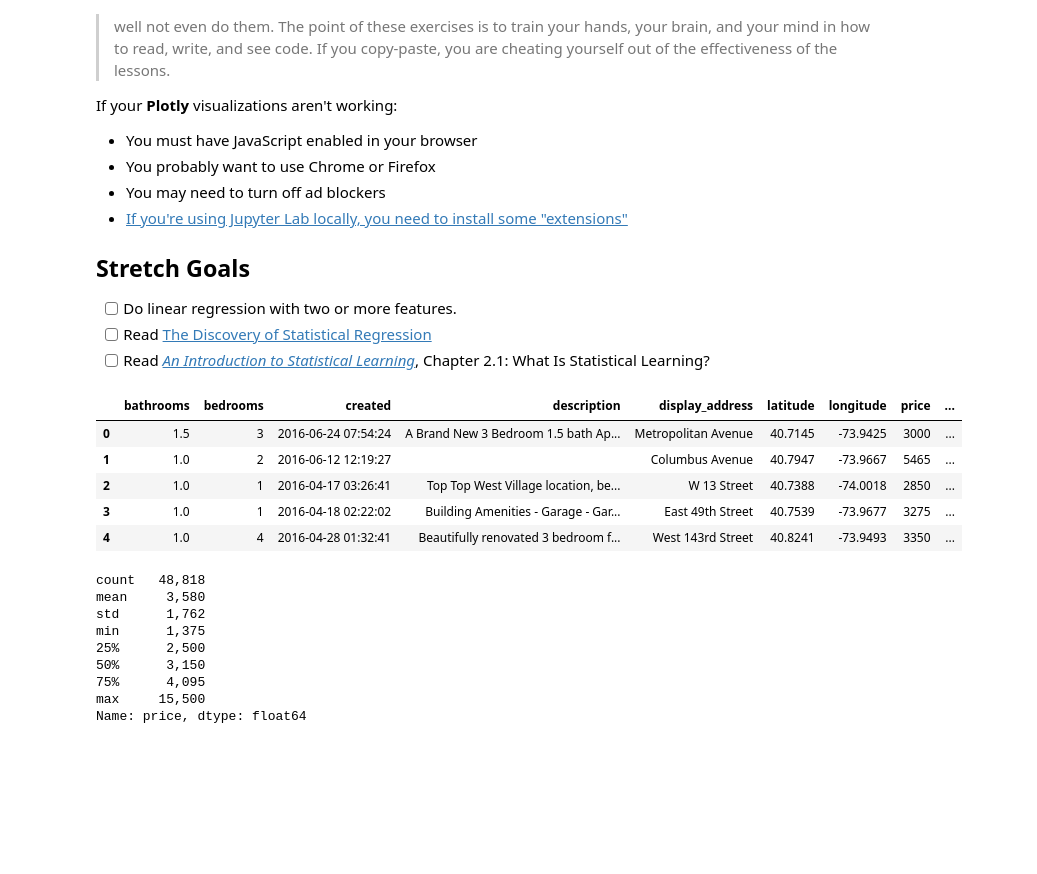
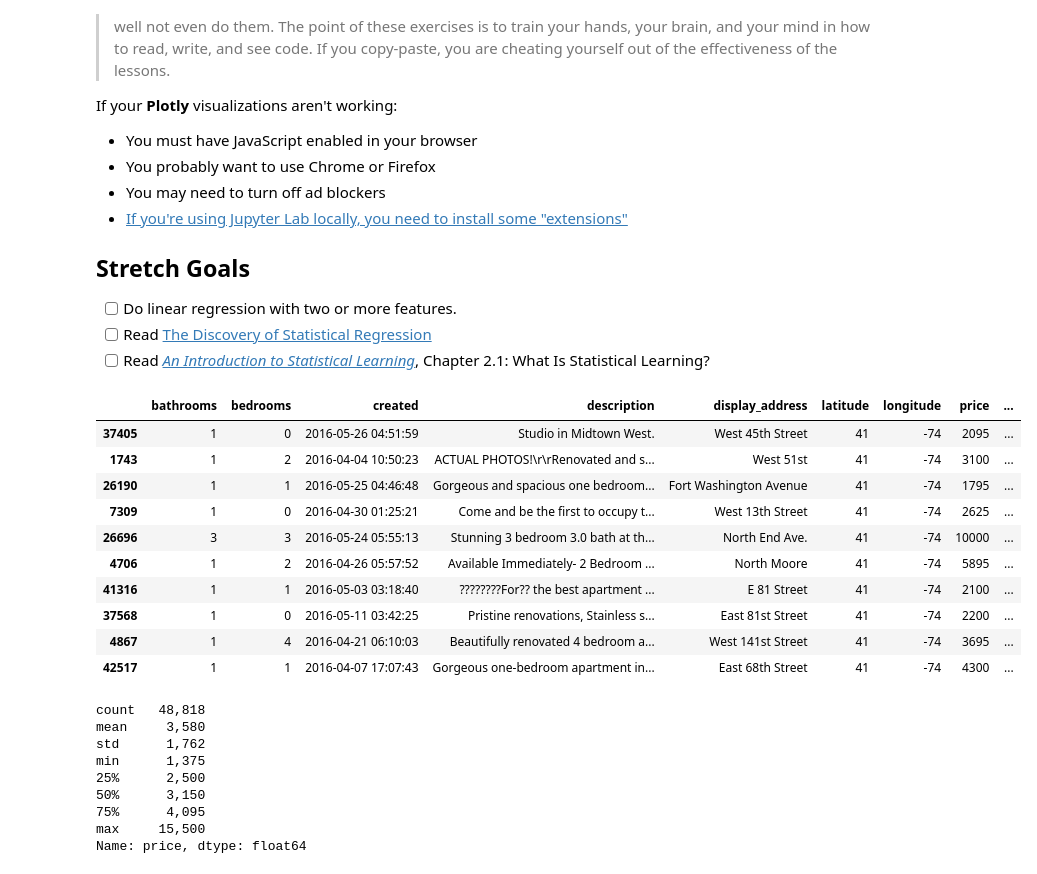
Before and after one commit to techthumb1/DS-Unit-2-Linear-Models, a Jupyter notebook: module1-regression-1/Jason_Robinson_LS_DS_211_assignment.ipynb, the cells around one changed output. Drawn from its saved outputs; the diff is of its cells as text; code cells hidden in the pictures; blank space fills up the shorter version.

```diff
--- a/module1-regression-1/Jason_Robinson_LS_DS_211_assignment.ipynb
+++ b/module1-regression-1/Jason_Robinson_LS_DS_211_assignment.ipynb
@@ -62,15 +62,20 @@ assert df.shape == (49352, 34)
 df = df[(df['price'] >= 1375) & (df['price'] <= 15500) &
         (df['latitude'] >=40.57) & (df['latitude'] < 40.99) &
         (df['longitude'] >= -74.1) & (df['longitude'] <= -73.38)]
-# %%
-df.head()
-# %% [output]
-|  | bathrooms | bedrooms | created | description | display_address | latitude | longitude | price | ... |
-| 0 | 1.5 | 3 | 2016-06-24 07:54:24 | A Brand New 3 Bedroom 1.5 bath Ap... | Metropolitan Avenue | 40.7145 | -73.9425 | 3000 | ... |
-| 1 | 1.0 | 2 | 2016-06-12 12:19:27 |  | Columbus Avenue | 40.7947 | -73.9667 | 5465 | ... |
-| 2 | 1.0 | 1 | 2016-04-17 03:26:41 | Top Top West Village location, be... | W 13 Street | 40.7388 | -74.0018 | 2850 | ... |
-| 3 | 1.0 | 1 | 2016-04-18 02:22:02 | Building Amenities - Garage - Gar... | East 49th Street | 40.7539 | -73.9677 | 3275 | ... |
-| 4 | 1.0 | 4 | 2016-04-28 01:32:41 | Beautifully renovated 3 bedroom f... | West 143rd Street | 40.8241 | -73.9493 | 3350 | ... |
+# %%
+df.sample(10)
+# %% [output]
+|  | bathrooms | bedrooms | created | description | display_address | latitude | longitude | price | ... |
+| 37405 | 1 | 0 | 2016-05-26 04:51:59 | Studio in Midtown West. | West 45th Street | 41 | -74 | 2095 | ... |
+| 1743 | 1 | 2 | 2016-04-04 10:50:23 | ACTUAL PHOTOS!\r\rRenovated and s... | West 51st | 41 | -74 | 3100 | ... |
+| 26190 | 1 | 1 | 2016-05-25 04:46:48 | Gorgeous and spacious one bedroom... | Fort Washington Avenue | 41 | -74 | 1795 | ... |
+| 7309 | 1 | 0 | 2016-04-30 01:25:21 | Come and be the first to occupy t... | West 13th Street | 41 | -74 | 2625 | ... |
+| 26696 | 3 | 3 | 2016-05-24 05:55:13 | Stunning 3 bedroom 3.0 bath at th... | North End Ave. | 41 | -74 | 10000 | ... |
+| 4706 | 1 | 2 | 2016-04-26 05:57:52 | Available Immediately- 2 Bedroom ... | North Moore | 41 | -74 | 5895 | ... |
+| 41316 | 1 | 1 | 2016-05-03 03:18:40 | ????????For?? the best apartment ... | E 81 Street | 41 | -74 | 2100 | ... |
+| 37568 | 1 | 0 | 2016-05-11 03:42:25 | Pristine renovations, Stainless s... | East 81st Street | 41 | -74 | 2200 | ... |
+| 4867 | 1 | 4 | 2016-04-21 06:10:03 | Beautifully renovated 4 bedroom a... | West 141st Street | 41 | -74 | 3695 | ... |
+| 42517 | 1 | 1 | 2016-04-07 17:07:43 | Gorgeous one-bedroom apartment in... | East 68th Street | 41 | -74 | 4300 | ... |
 # %%
 pd.options.display.float_format = '{:,.0f}'.format
 df['price'].describe()
```
Also changed, not shown: parts of 10 cells of this notebook.
